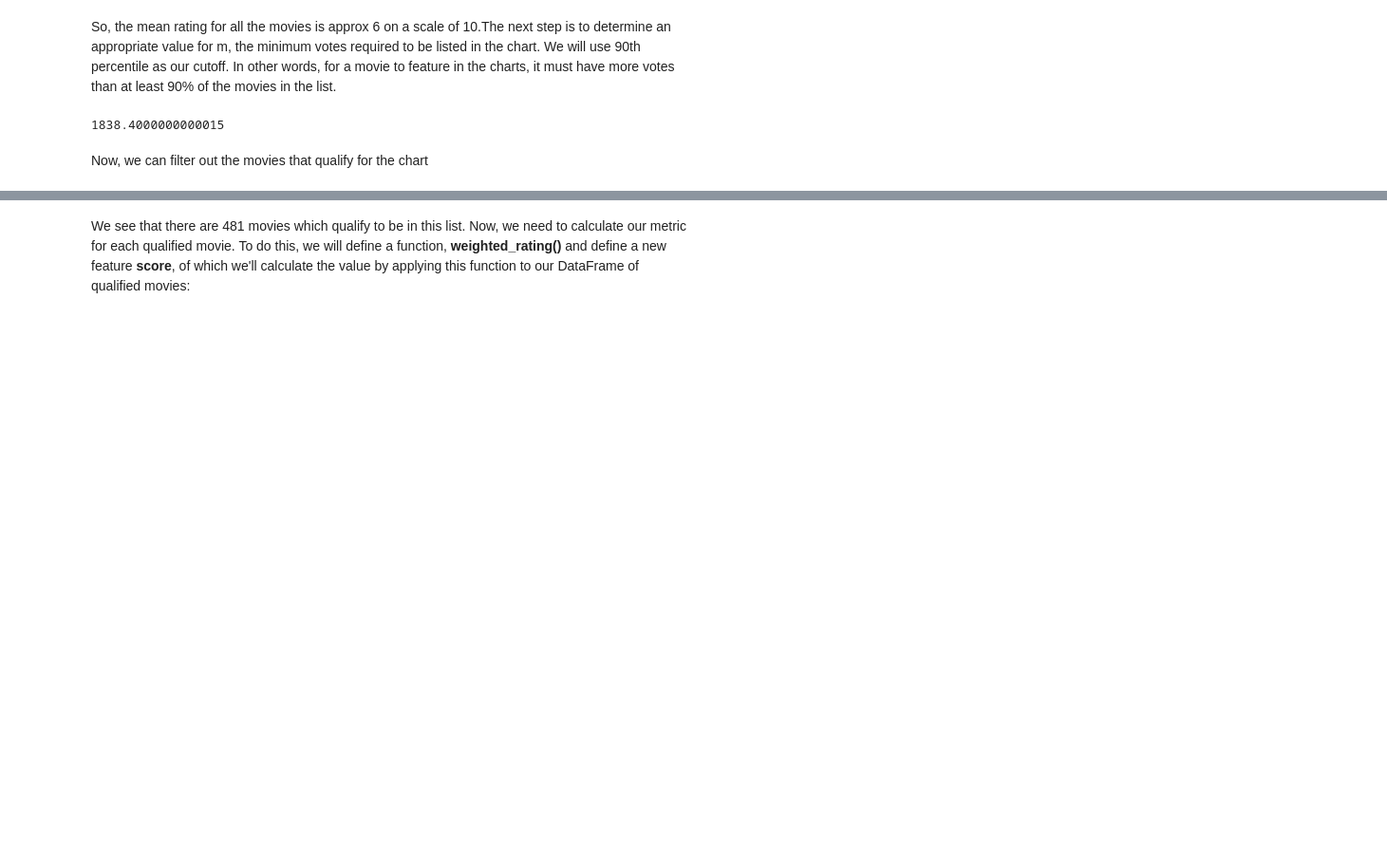
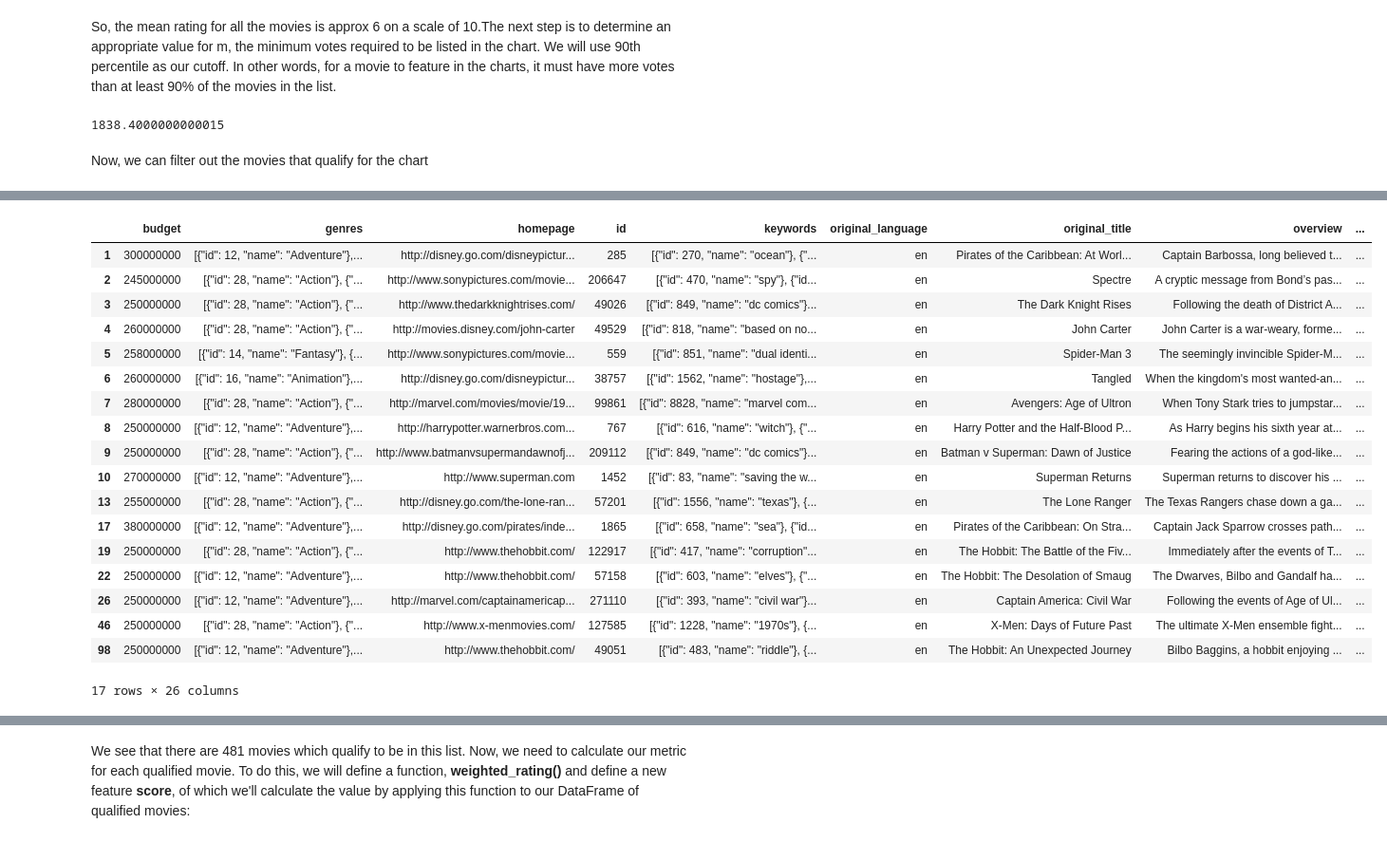
Before and after one commit to zengjunjie1026/datascience_lessons, a Jupyter notebook: 20220424代码/getting-started-with-a-movie-recommendation-system.ipynb, the cells around one changed output, grey strips where cells are left out. Shown at 95% size. Cells and saved outputs as stored; diff of their text form; code cells hidden in the pictures; blank space fills up the shorter version.

```diff
--- a/20220424代码/getting-started-with-a-movie-recommendation-system.ipynb
+++ b/20220424代码/getting-started-with-a-movie-recommendation-system.ipynb
@@ -106,0 +314,22 @@ Now, we can filter out the movies that qualify for the chart
+# %%
+df2[df2['budget'] > 237000000]
+# %% [output]
+|  | budget | genres | homepage | id | keywords | original_language | original_title | overview | ... |
+| 1 | 300000000 | [{"id": 12, "name": "Adventure"},... | http://disney.go.com/disneypictur... | 285 | [{"id": 270, "name": "ocean"}, {"... | en | Pirates of the Caribbean: At Worl... | Captain Barbossa, long believed t... | ... |
+| 2 | 245000000 | [{"id": 28, "name": "Action"}, {"... | http://www.sonypictures.com/movie... | 206647 | [{"id": 470, "name": "spy"}, {"id... | en | Spectre | A cryptic message from Bond’s pas... | ... |
+| 3 | 250000000 | [{"id": 28, "name": "Action"}, {"... | http://www.thedarkknightrises.com/ | 49026 | [{"id": 849, "name": "dc comics"}... | en | The Dark Knight Rises | Following the death of District A... | ... |
+| 4 | 260000000 | [{"id": 28, "name": "Action"}, {"... | http://movies.disney.com/john-carter | 49529 | [{"id": 818, "name": "based on no... | en | John Carter | John Carter is a war-weary, forme... | ... |
+| 5 | 258000000 | [{"id": 14, "name": "Fantasy"}, {... | http://www.sonypictures.com/movie... | 559 | [{"id": 851, "name": "dual identi... | en | Spider-Man 3 | The seemingly invincible Spider-M... | ... |
+| 6 | 260000000 | [{"id": 16, "name": "Animation"},... | http://disney.go.com/disneypictur... | 38757 | [{"id": 1562, "name": "hostage"},... | en | Tangled | When the kingdom's most wanted-an... | ... |
+| 7 | 280000000 | [{"id": 28, "name": "Action"}, {"... | http://marvel.com/movies/movie/19... | 99861 | [{"id": 8828, "name": "marvel com... | en | Avengers: Age of Ultron | When Tony Stark tries to jumpstar... | ... |
+| 8 | 250000000 | [{"id": 12, "name": "Adventure"},... | http://harrypotter.warnerbros.com... | 767 | [{"id": 616, "name": "witch"}, {"... | en | Harry Potter and the Half-Blood P... | As Harry begins his sixth year at... | ... |
+| 9 | 250000000 | [{"id": 28, "name": "Action"}, {"... | http://www.batmanvsupermandawnofj... | 209112 | [{"id": 849, "name": "dc comics"}... | en | Batman v Superman: Dawn of Justice | Fearing the actions of a god-like... | ... |
+| 10 | 270000000 | [{"id": 12, "name": "Adventure"},... | http://www.superman.com | 1452 | [{"id": 83, "name": "saving the w... | en | Superman Returns | Superman returns to discover his ... | ... |
+| 13 | 255000000 | [{"id": 28, "name": "Action"}, {"... | http://disney.go.com/the-lone-ran... | 57201 | [{"id": 1556, "name": "texas"}, {... | en | The Lone Ranger | The Texas Rangers chase down a ga... | ... |
+| 17 | 380000000 | [{"id": 12, "name": "Adventure"},... | http://disney.go.com/pirates/inde... | 1865 | [{"id": 658, "name": "sea"}, {"id... | en | Pirates of the Caribbean: On Stra... | Captain Jack Sparrow crosses path... | ... |
+| 19 | 250000000 | [{"id": 28, "name": "Action"}, {"... | http://www.thehobbit.com/ | 122917 | [{"id": 417, "name": "corruption"... | en | The Hobbit: The Battle of the Fiv... | Immediately after the events of T... | ... |
+| 22 | 250000000 | [{"id": 12, "name": "Adventure"},... | http://www.thehobbit.com/ | 57158 | [{"id": 603, "name": "elves"}, {"... | en | The Hobbit: The Desolation of Smaug | The Dwarves, Bilbo and Gandalf ha... | ... |
+| 26 | 250000000 | [{"id": 12, "name": "Adventure"},... | http://marvel.com/captainamericap... | 271110 | [{"id": 393, "name": "civil war"}... | en | Captain America: Civil War | Following the events of Age of Ul... | ... |
+| 46 | 250000000 | [{"id": 28, "name": "Action"}, {"... | http://www.x-menmovies.com/ | 127585 | [{"id": 1228, "name": "1970s"}, {... | en | X-Men: Days of Future Past | The ultimate X-Men ensemble fight... | ... |
+| 98 | 250000000 | [{"id": 12, "name": "Adventure"},... | http://www.thehobbit.com/ | 49051 | [{"id": 483, "name": "riddle"}, {... | en | The Hobbit: An Unexpected Journey | Bilbo Baggins, a hobbit enjoying ... | ... |
+17 rows × 26 columns
```
Also changed, not shown: parts of 41 cells of this notebook.
